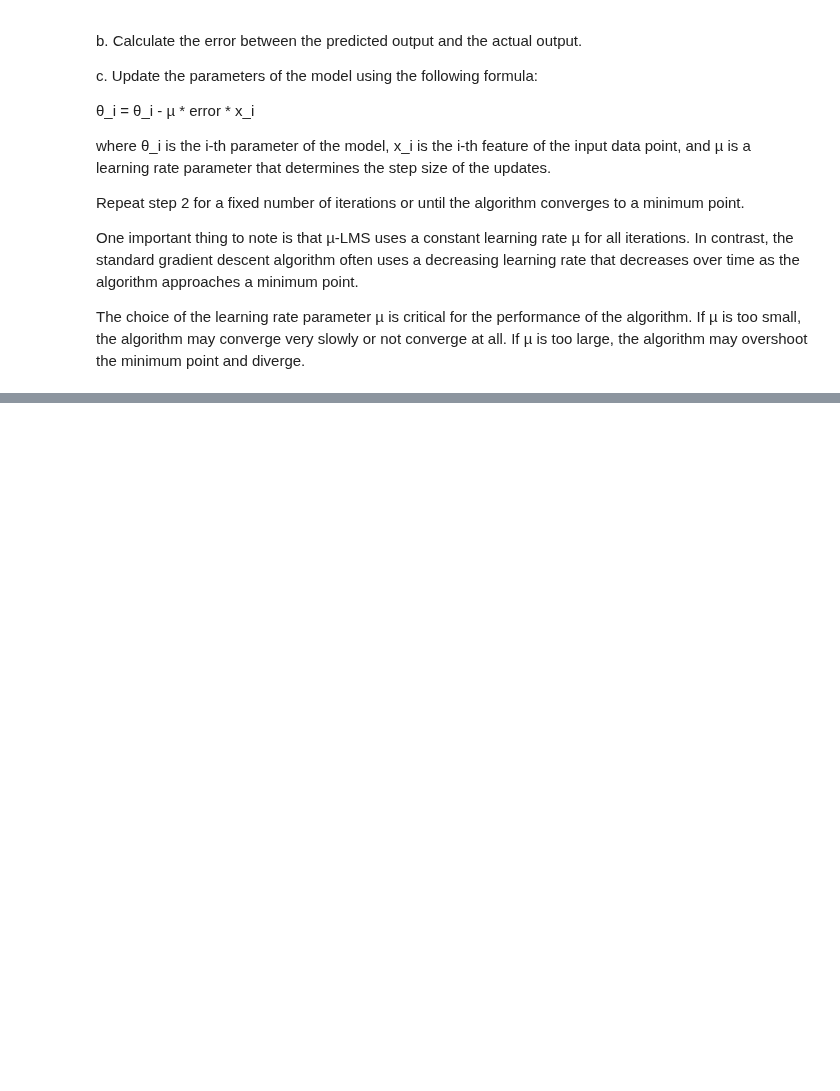
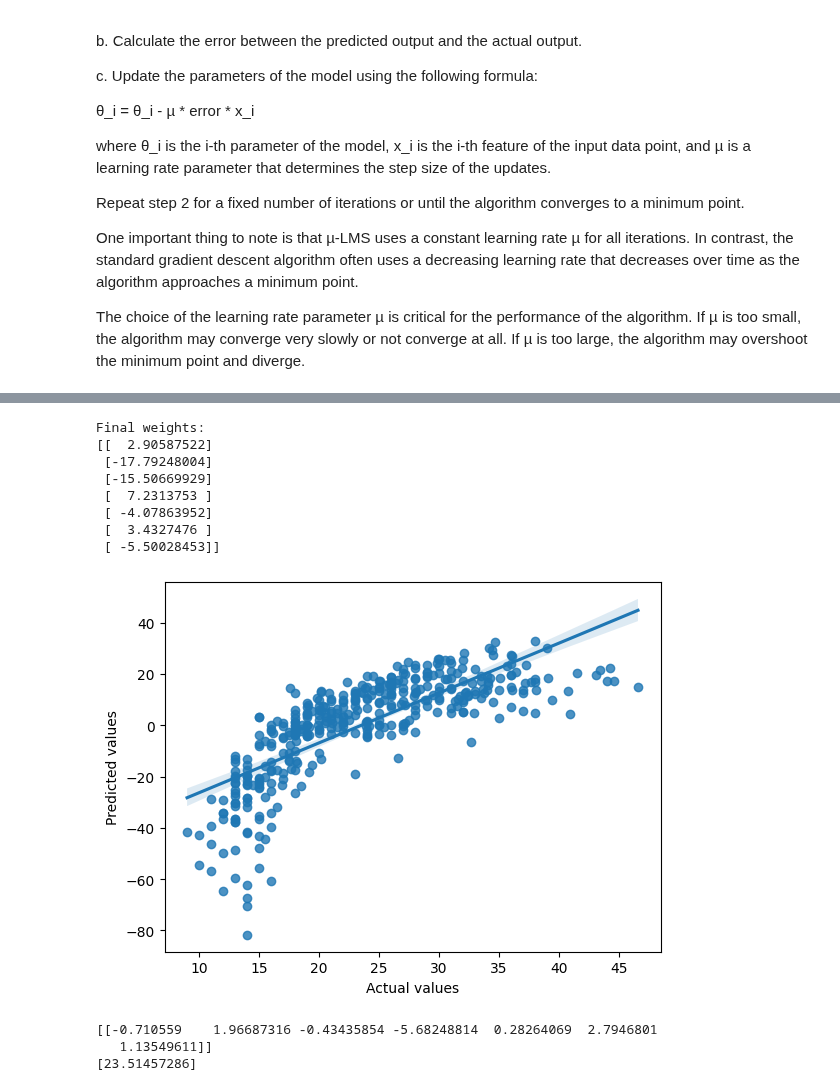
Before and after one commit to Harsh502s/ML-Assignments, a Jupyter notebook: SC Seminar/Alpha-Least Mean Square and approximate to GD.ipynb, the cells around one changed output, grey strips where cells are left out. Saved outputs shown, nothing was run; the diff lists cells and outputs as text; code cells hidden in the pictures; blank space fills up the shorter version.

```diff
--- a/SC Seminar/Alpha-Least Mean Square and approximate to GD.ipynb
+++ b/SC Seminar/Alpha-Least Mean Square and approximate to GD.ipynb
@@ -32,0 +69,70 @@ The choice of the learning rate parameter µ is critical for the performance of
+# %%
+import pandas as pd
+import numpy as np
+
+
+# Load Boston Housing dataset
+data = pd.read_csv('auto-mpg.csv')
+X = data.drop('mpg', axis=1).values
+y = data['mpg'].values.reshape(-1, 1)
+
+# Normalize input data
+X_norm = (X - X.mean(axis=0)) / X.std(axis=0)
+
+# Define LMS with µ algorithm
+def lms(mu, X, y, n_epochs):
+    n_samples, n_features = X.shape
+    W = np.zeros((n_features, 1))  # Initialize weights to zero
+    for epoch in range(n_epochs):
+        for i in range(n_samples):
+            x_i = X[i].reshape((n_features, 1))  # Convert input to column vector
+            y_i = y[i]
+            e_i = y_i - np.dot(x_i.T, W)  # Calculate error
+            mu_i = mu / (1 + np.dot(x_i.T, x_i))  # Calculate step-size parameter
+            W += mu_i * x_i * e_i  # Update weights
+    return W
+
+# Set hyperparameters and train model
+mu = 0.01  # Step-size parameter
+n_epochs = 1000  # Number of epochs
+W = lms(mu, X_norm, y, n_epochs)
+
+# Print final weights
+print("Final weights:")
+print(W)
+
+# Print regression plot of predicted vs. actual values
+
+import matplotlib.pyplot as plt
+import seaborn as sns
+
+y_pred = np.dot(X_norm, W)
+sns.regplot(x = y, y = y_pred)
+plt.xlabel('Actual values')
+plt.ylabel('Predicted values')
+plt.show()
+# %% [output]
+Final weights:
+[[  2.90587522]
+ [-17.79248004]
+ [-15.50669929]
+ [  7.2313753 ]
+ [ -4.07863952]
+ [  3.4327476 ]
+ [ -5.50028453]]
+[figure, added]
+# %%
+# Apply Linear Regression on Auto MPG dataset
+
+from sklearn.linear_model import LinearRegression
+
+lr = LinearRegression()
+
+lr.fit(X_norm, y)
+
+print(lr.coef_)
+print(lr.intercept_)
+# %% [output]
+[[-0.710559    1.96687316 -0.43435854 -5.68248814  0.28264069  2.7946801
+   1.13549611]]
+[23.51457286]
```
Also changed, not shown: parts of 1 cell of this notebook.
